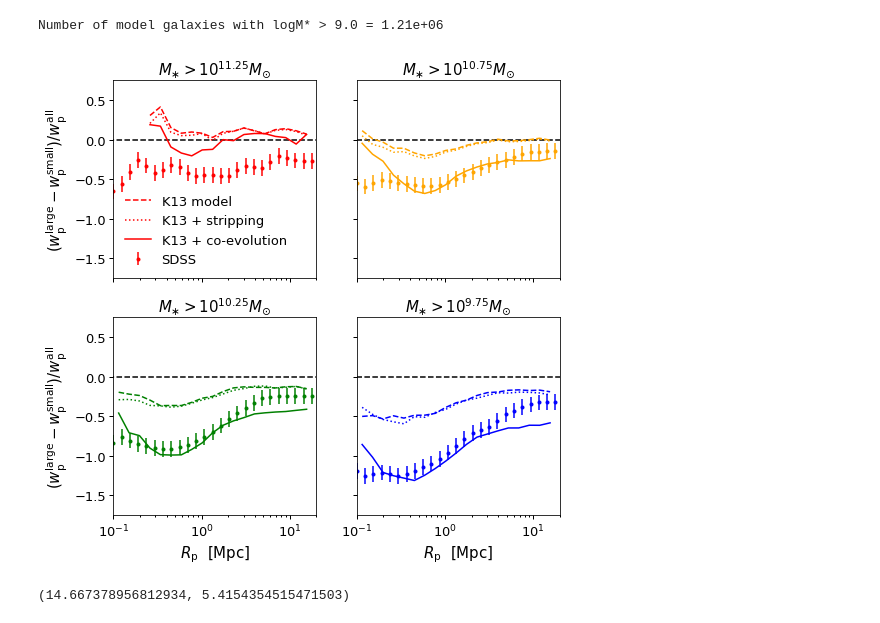
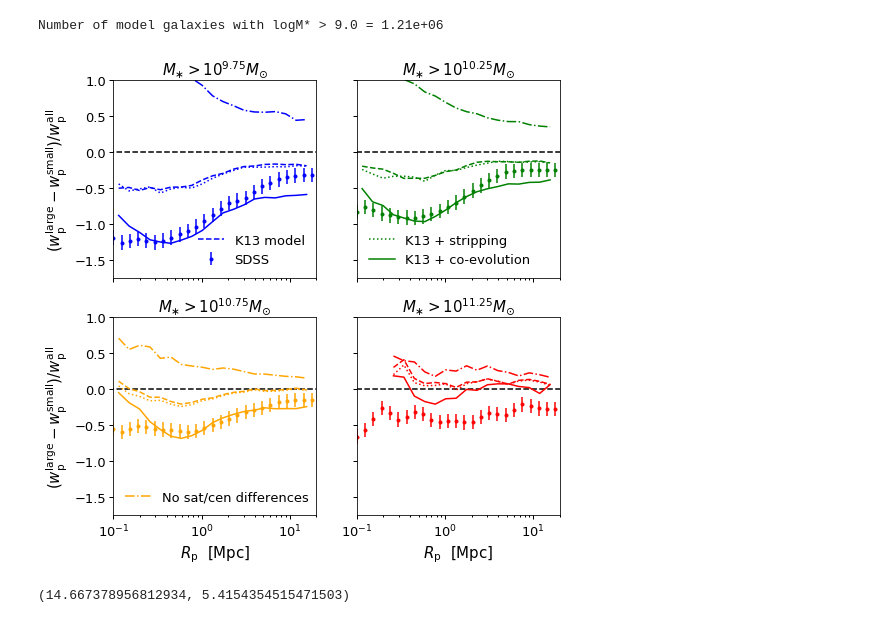
Before and after one commit to aphearin/galsize_models, a Jupyter notebook: notebooks/stripping_dev.ipynb, the cells around one changed output. Cells and saved outputs as stored; diff of their text form; code cells hidden in the pictures.

Commit message:
Updated 4-panel co-evolution figure with shuffle test

```diff
--- a/notebooks/stripping_dev.ipynb
+++ b/notebooks/stripping_dev.ipynb
@@ -138,55 +165,60 @@ fracdiff_sm11p25_smbell = (wp_sdss_sm11p25_smbell_large-wp_sdss_sm11p25_smbell_s
 # %%
 fig, ((ax1, ax2), (ax3, ax4)) = plt.subplots(2, 2, sharex=True, sharey=True,
                                              figsize=(8, 8))
 
 axes = ax1, ax2, ax3, ax4
 
 for ax in axes:
-    ylim = ax.set_ylim(-1.75, 0.75)
+    ylim = ax.set_ylim(-1.75, 1)
     xlim = ax.set_xlim(0.1, 20)
     xscale = ax.set_xscale('log')
     __=ax.plot(np.logspace(-2, 2, 100), np.zeros(100), '--', color='k')
 
 
-__=ax1.errorbar(rp, fracdiff_sm11p25_smbell, 0.1, fmt='.', color='red', label='SDSS')
-__=ax2.errorbar(rp, fracdiff_sm10p75_smbell, 0.1, fmt='.', color='orange')
-__=ax3.errorbar(rp, fracdiff_sm10p25_smbell, 0.1, fmt='.', color='green')
-__=ax4.errorbar(rp, fracdiff_sm9p75_smbell, 0.1, fmt='.', color='blue')
+__=ax4.errorbar(rp, fracdiff_sm11p25_smbell, 0.1, fmt='.', color='red')
+__=ax3.errorbar(rp, fracdiff_sm10p75_smbell, 0.1, fmt='.', color='orange')
+__=ax2.errorbar(rp, fracdiff_sm10p25_smbell, 0.1, fmt='.', color='green')
+__=ax1.errorbar(rp, fracdiff_sm9p75_smbell, 0.1, fmt='.', color='blue', label='SDSS')
 
-__=ax1.plot(rp_mids[3:], fracdiff_sm11p25_mock[3:],'--', color='red',
-            label=r'K13 model')
-__=ax2.plot(rp_mids, fracdiff_sm10p75_mock, '--', color='orange')
-__=ax3.plot(rp_mids, fracdiff_sm10p25_mock,'--', color='green')
-__=ax4.plot(rp_mids, fracdiff_sm9p75_mock,'--', color='blue')
+__=ax4.plot(rp_mids[3:], fracdiff_sm11p25_mock[3:],'--', color='red')
+__=ax3.plot(rp_mids, fracdiff_sm10p75_mock, '--', color='orange')
+__=ax2.plot(rp_mids, fracdiff_sm10p25_mock,'--', color='green')
+__=ax1.plot(rp_mids, fracdiff_sm9p75_mock,'--', color='blue', label=r'K13 model')
 
-__=ax1.plot(rp_mids[3:], fracdiff_sm11p25_mock_stripping[3:], ':', color='red',
-            label=r'K13 + stripping')
-__=ax2.plot(rp_mids, fracdiff_sm10p75_mock_stripping, ':', color='orange')
-__=ax3.plot(rp_mids, fracdiff_sm10p25_mock_stripping, ':', color='green')
-__=ax4.plot(rp_mids, fracdiff_sm9p75_mock_stripping,':', color='blue')
+__=ax4.plot(rp_mids[3:], fracdiff_sm11p25_mock_stripping[3:], ':', color='red')
+__=ax3.plot(rp_mids, fracdiff_sm10p75_mock_stripping, ':', color='orange')
+__=ax2.plot(rp_mids, fracdiff_sm10p25_mock_stripping, ':', color='green', label=r'K13 + stripping')
+__=ax1.plot(rp_mids, fracdiff_sm9p75_mock_stripping,':', color='blue')
 
-__=ax1.plot(rp_mids[3:], fracdiff_sm11p25_mock2[3:], color='red',
-            label=r'K13 + co-evolution')
-__=ax2.plot(rp_mids, fracdiff_sm10p75_mock2, color='orange')
-__=ax3.plot(rp_mids, fracdiff_sm10p25_mock2, color='green')
-__=ax4.plot(rp_mids, fracdiff_sm9p75_mock2, color='blue')
+__=ax4.plot(rp_mids[3:], fracdiff_sm11p25_mock2[3:], color='red')
+__=ax3.plot(rp_mids, fracdiff_sm10p75_mock2, color='orange')
+__=ax2.plot(rp_mids, fracdiff_sm10p25_mock2, color='green', label=r'K13 + co-evolution')
+__=ax1.plot(rp_mids, fracdiff_sm9p75_mock2, color='blue')
 
-__=ax1.set_title(r'$M_{\ast} > 10^{11.25}M_{\odot}$')
-__=ax2.set_title(r'$M_{\ast} > 10^{10.75}M_{\odot}$')
-__=ax3.set_title(r'$M_{\ast} > 10^{10.25}M_{\odot}$')
-__=ax4.set_title(r'$M_{\ast} > 10^{9.75}M_{\odot}$')
+__=ax4.plot(rp_mids[3:], fracdiff_sm11p25_mock_scrambled_all[3:], '-.', color='red')
+__=ax3.plot(rp_mids, fracdiff_sm10p75_mock_scrambled_all, '-.', color='orange', label=r'No sat/cen differences')
+__=ax2.plot(rp_mids, fracdiff_sm10p25_mock_scrambled_all, '-.', color='green')
+__=ax1.plot(rp_mids, fracdiff_sm9p75_mock_scrambled_all, '-.', color='blue')
+
+__=ax4.set_title(r'$M_{\ast} > 10^{11.25}M_{\odot}$')
+__=ax3.set_title(r'$M_{\ast} > 10^{10.75}M_{\odot}$')
+__=ax2.set_title(r'$M_{\ast} > 10^{10.25}M_{\odot}$')
+__=ax1.set_title(r'$M_{\ast} > 10^{9.75}M_{\odot}$')
 
 ylabel1 = ax1.set_ylabel(r'$(w_{\rm p}^{\rm large} - w_{\rm p}^{\rm small}) / w_{\rm p}^{\rm all}$')
 ylabel3 = ax3.set_ylabel(r'$(w_{\rm p}^{\rm large} - w_{\rm p}^{\rm small}) / w_{\rm p}^{\rm all}$')
 xlabel3 = ax3.set_xlabel(r'$R_{\rm p}$  $[{\rm Mpc}]$')
 xlabel4 = ax4.set_xlabel(r'$R_{\rm p}$  $[{\rm Mpc}]$')
 
 leg1 = ax1.legend()
+leg2 = ax2.legend()
+leg3 = ax3.legend()
+le43 = ax4.legend()
 
 figname = 'size_clustering_ratios_stripping_coevolution.pdf'
 fig.savefig(figname, bbox_extra_artists=[xlabel3, ylabel3], bbox_inches='tight')
 # %% [output]
-[figure, old version]
+[figure, new version]
 # %%
 mpeak_mask = (mock['mpeak'] > 1e13) & (mock['mpeak'] < 2.5e13)
 sample = mock[mpeak_mask]
```
Also changed, not shown: parts of 1 cell of this notebook, 1 other file.
